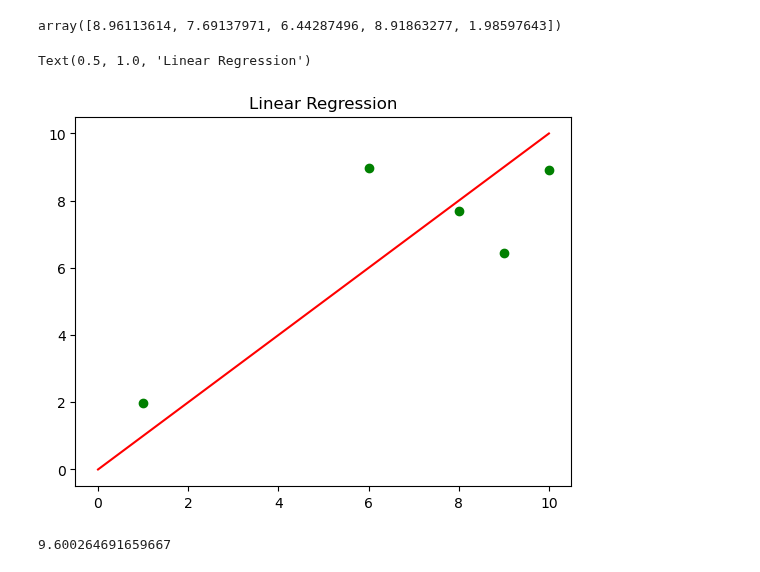
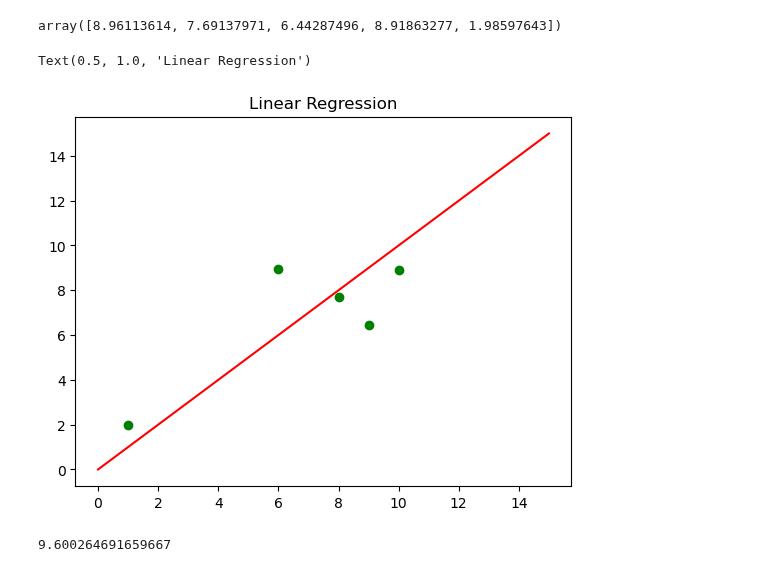
Before and after one commit to swayam-learning/ml_workshop, a Jupyter notebook: Questions/q1.ipynb, the cells around one changed output. Cells and saved outputs as stored; diff of their text form; code cells hidden in the pictures.

```diff
--- a/Questions/q1.ipynb
+++ b/Questions/q1.ipynb
@@ -23,11 +26,11 @@ array([8.96113614, 7.69137971, 6.44287496, 8.91863277, 1.98597643])
 # %%
 from matplotlib import pyplot as plt
 plt.scatter(Y,predict, color="green")
-plt.plot([0,10],[0,10], color="red")
+plt.plot([0,15],[0,15], color="red")
 plt.title("Linear Regression")
 # %% [output]
 Text(0.5, 1.0, 'Linear Regression')
-[figure, old version]
+[figure, new version]
 # %%
 print(linreg.intercept_)
 # %% [output]
```
Also changed, not shown: parts of 1 cell of this notebook.
